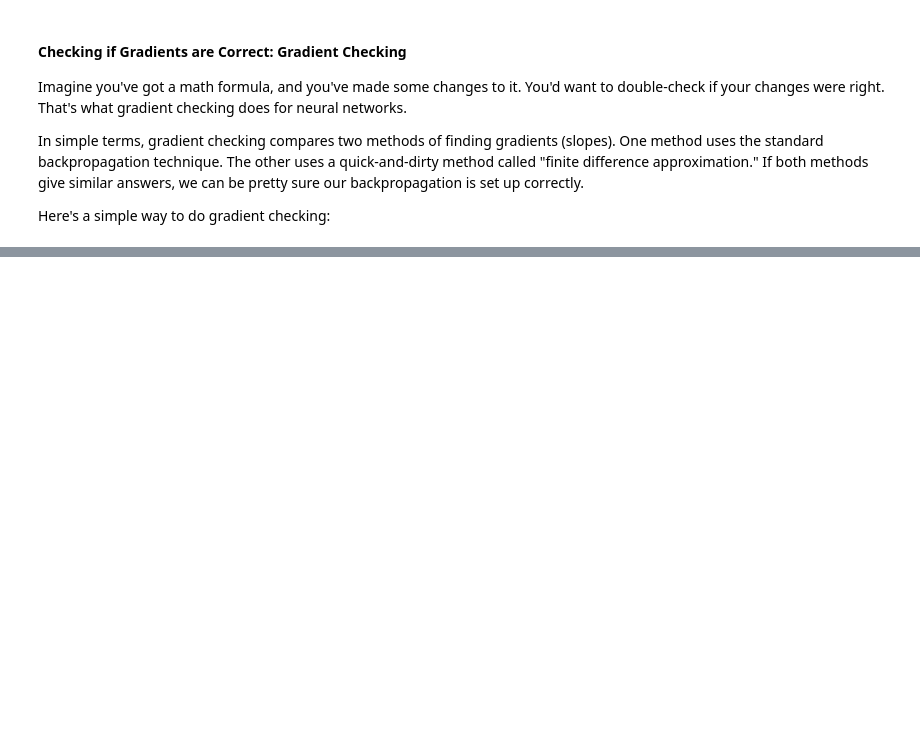
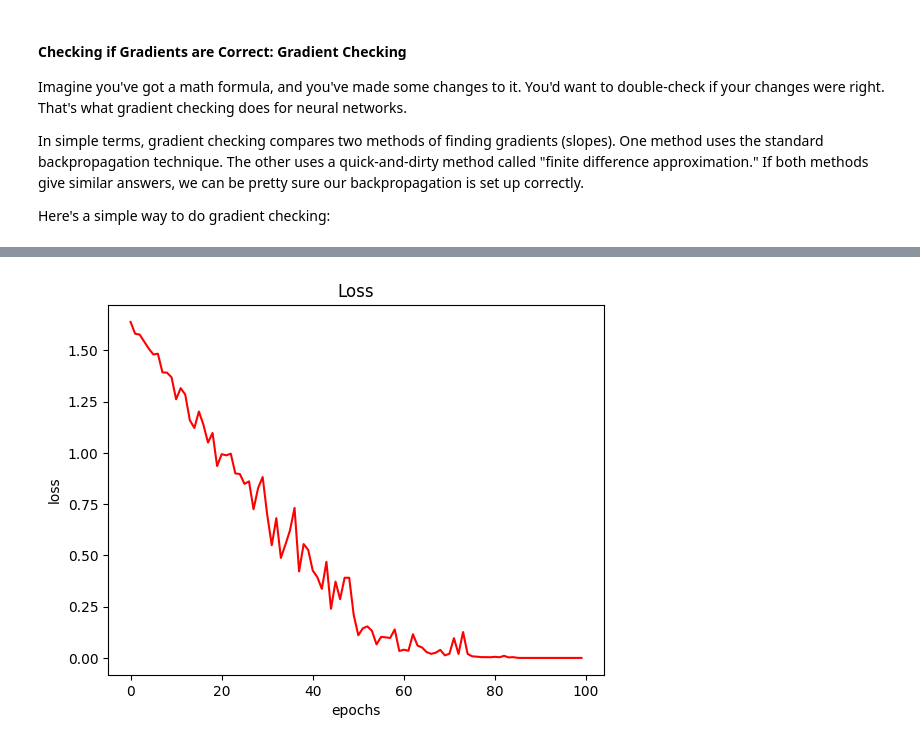
Before and after one commit to r8vnhill/neuron-activation, a Jupyter notebook: src/networks/networks.ipynb, the cells around one changed output, grey strips where cells are left out. Drawn from its saved outputs; the diff is of its cells as text; code cells hidden in the pictures; blank space fills up the shorter version.

```diff
--- a/src/networks/networks.ipynb
+++ b/src/networks/networks.ipynb
@@ -293,0 +327,83 @@ Difference between estimated and real gradient: 2.2351742678949904e-09
+# %%
+def train_feed_forward_network(
+        red, dataset, optimizador, epochs=1, batch_size=1, reports_every=1, device=Device.CPU
+):
+    red.to(device)
+    data = DataLoader(dataset, batch_size, shuffle=True)
+    total = len(dataset)
+    tiempo_epochs = 0
+    loss, acc = [], []
+    for e in range(1, epochs + 1):
+        inicio_epoch = timer()
+
+        for x, y in data:
+            x, y = x.view(x.size(0), -1).float().to(device), y.to(device)
+
+            y_pred = red(x)
+
+            y_onehot = torch.zeros_like(y_pred)
+            y_onehot[torch.arange(x.size(0)), y] = 1.0
+
+            red.backward(x, y_onehot, y_pred)
+
+            optimizador.step()
+
+        tiempo_epochs += timer() - inicio_epoch
+
+        if e % reports_every == 0:
+            X = dataset.data.view(len(dataset), -1).float().to(device)
+            Y = dataset.labels.to(device)
+
+            Y_PRED = red.forward(X).to(device)
+
+            Y_onehot = torch.zeros_like(Y_PRED)
+            Y_onehot[torch.arange(X.size(0)), Y] = 1.0
+
+            L_total = cross_entropy(Y_PRED, Y_onehot)
+            loss.append(L_total)
+            diff = Y - torch.argmax(Y_PRED, 1)
+            errores = torch.nonzero(diff).size(0)
+
+            Acc = 100 * (total - errores) / total
+            acc.append(Acc)
+
+            sys.stdout.write(
+                "\rEpoch:{0:03d}".format(e)
+                + " Acc:{0:.2f}%".format(Acc)
+                + " Loss:{0:.4f}".format(L_total)
+                + " Tiempo/epoch:{0:.3f}s".format(tiempo_epochs / e)
+            )
+
+    return loss, acc
+
+
+def plot_results(loss, acc):
+    f1 = pyplot.figure(1)
+    ax1 = f1.add_subplot(111)
+    ax1.set_title("Loss")
+    ax1.set_xlabel("epochs")
+    ax1.set_ylabel("loss")
+    ax1.plot(loss, c="r")
+    f1.show()
+
+    f2 = pyplot.figure(2)
+    ax2 = f2.add_subplot(111)
+    ax2.set_title("Accuracy")
+    ax2.set_xlabel("epochs")
+    ax2.set_ylabel("acc")
+    ax2.plot(acc, c="b")
+    f2.show()
+
+
+N, F, C = 2000, 300, 10
+dataset = RandomUniformDataset(N, F, C)
+
+model = FeedForwardNetwork(F, [300, 400], [celu, relu], C, [float(C), None])
+optimizer = StochasticGradientDescent(model.parameters(), learning_rate=1e-3)
+with torch.no_grad():
+    loss1, acc1 = train_feed_forward_network(
+        model, dataset, optimizer, epochs=100, batch_size=32
+    )
+
+plot_results(loss1, acc1)
+# %% [output]
@@ -293,0 +411 @@ Difference between estimated and real gradient: 2.2351742678949904e-09
+[figure, added]
```
Also changed, not shown: parts of 9 cells of this notebook, 7 other files.
